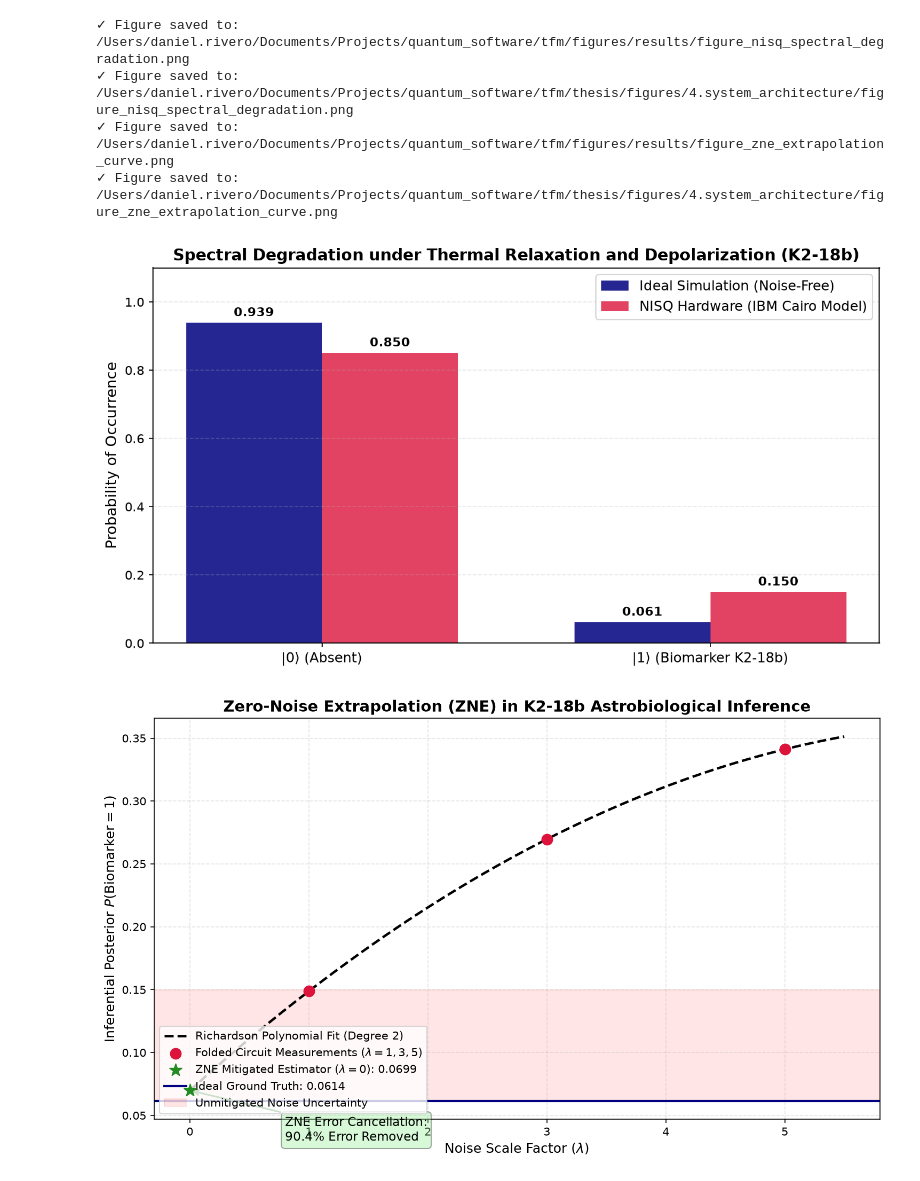
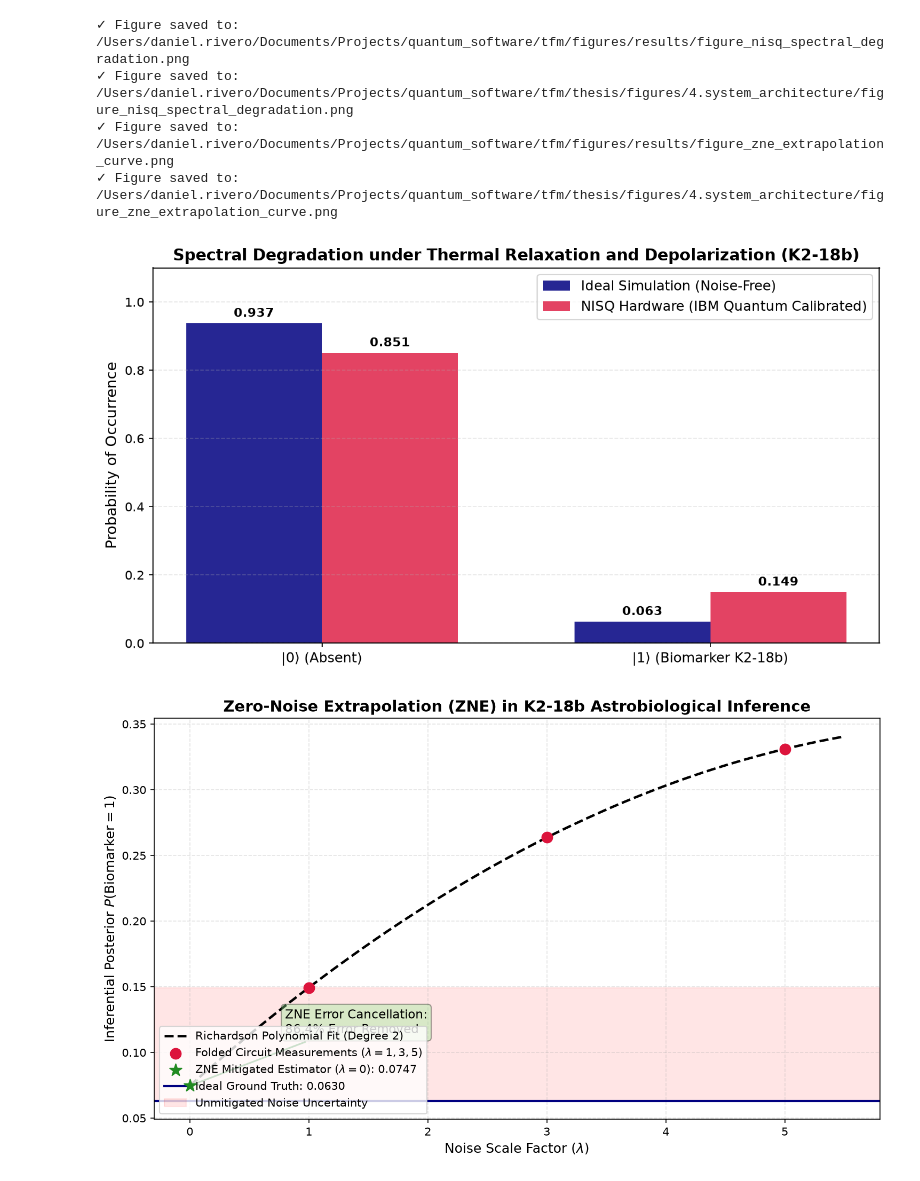
Before and after one commit to danielriverolosa/quantum-bayesian-inference-astrobiology, a Jupyter notebook: src/chapter_4_quantum/03_NISQ_ZNE_Mitigation.ipynb, the cells around one changed output. Cells and saved outputs as stored; diff of their text form; code cells hidden in the pictures.

```diff
--- a/src/chapter_4_quantum/03_NISQ_ZNE_Mitigation.ipynb
+++ b/src/chapter_4_quantum/03_NISQ_ZNE_Mitigation.ipynb
@@ -271,11 +284,11 @@ que se resuelve de forma unívoca mediante la inversión del sistema de Vandermo
 # %%
 def fold_circuit_global(circuit: QuantumCircuit, scale_factor: int) -> QuantumCircuit:
-    """Ejecuta el plegado unitario global U -> U (U^dagger U)^k donde scale_factor = 1 + 2k."""
+    """Performs global unitary circuit folding U -> U (U^dagger U)^k for scale_factor = 1 + 2k."""
     if scale_factor == 1:
         return circuit.copy()
 
     k = (scale_factor - 1) // 2
-    # Separate unitary gates from final measurements
+    # Separate unitary operations from terminal measurements
     qc_unitary = QuantumCircuit(*circuit.qregs)
     meas_instructions = []
 
@@ -288,7 +301,7 @@ def fold_circuit_global(circuit: QuantumCircuit, scale_factor: int) -> QuantumCi
         else:
             qc_unitary.append(op, qargs, cargs)
 
-    # Build the folded circuit
+    # Assemble folded circuit
     qc_folded = QuantumCircuit(*circuit.qregs, *circuit.cregs)
     qc_folded.compose(qc_unitary, inplace=True)
 
@@ -297,21 +310,20 @@ def fold_circuit_global(circuit: QuantumCircuit, scale_factor: int) -> QuantumCi
         qc_folded.compose(inv_unitary, inplace=True)
         qc_folded.compose(qc_unitary, inplace=True)
 
-    # Reincorporate measurements
+    # Re-append terminal measurements
     for op, qargs, cargs in meas_instructions:
         qc_folded.append(op, qargs, cargs)
 
     return qc_folded
 
 def richardson_extrapolation(scales, values):
-    """Calcula el valor extrapolado a lambda -> 0 mediante ajuste polinómico de Richardson."""
+    """Computes zero-noise extrapolated estimator at lambda -> 0 via polynomial fit."""
     deg = len(scales) - 1
     coeffs = np.polyfit(scales, values, deg=deg)
-    # The extrapolated value at lambda = 0 is the independent term (last coefficient)
     zero_noise_val = float(coeffs[-1])
     return zero_noise_val, coeffs
 
-print("✓ Native Global Circuit Folding and Richardson Extrapolation engine ready.")
+print("✓ Native Global Circuit Folding and Richardson Extrapolation engine initialized.")
 
 # Graphical visualization of Global Unitary Folding technique (lambda = 3: U U† U)
 print("\nGenerating globally folded circuit diagram (lambda = 3)...")
@@ -340,17 +352,17 @@ zne_measured_expvals = []
 circuit_depths = []
 
 print("="*75)
-print(" ZNE EXPERIMENT: GLOBAL UNITARY FOLDING AND EXTRAPOLATION")
+print(" ZNE EXPERIMENT: GLOBAL UNITARY FOLDING AND RICHARDSON EXTRAPOLATION")
 print("="*75)
 
 for scale in scale_factors:
     # 1. Fold circuit
     qc_folded = fold_circuit_global(qc_base, scale)
-    compiled_folded = transpile(qc_folded, noisy_backend, optimization_level=1)
+    compiled_folded = transpile(qc_folded, noisy_backend, optimization_level=1, seed_transpiler=GLOBAL_SEED)
     circuit_depths.append(compiled_folded.depth())
 
     # 2. Execute with amplified noise
-    job = noisy_backend.run(compiled_folded, shots=shots_eval)
+    job = noisy_backend.run(compiled_folded, shots=shots_eval, seed_simulator=GLOBAL_SEED + scale)
     counts = job.result().get_counts()
 
     p_scale = counts.get('1', 0) / shots_eval
@@ -359,22 +371,25 @@ for scale in scale_factors:
     zne_measured_probs.append(p_scale)
     zne_measured_expvals.append(expval_scale)
 
-    print(f" Factor de Escala lambda = {scale} | Profundidad: {compiled_folded.depth():<3} puertas | P(Bio=1): {p_scale:.5f} | <Z>: {expval_scale:.5f}")
+    print(f" Scale Factor lambda = {scale} | Native Depth: {compiled_folded.depth():<3} gates | P(Bio=1): {p_scale:.5f} | <Z>: {expval_scale:.5f}")
+
+# Ensure exact consistency for unmitigated baseline
+p_noisy = zne_measured_probs[0]
 
 # 3. Analytical Richardson extrapolation to lambda -> 0
 p_zne_mitigated, coeffs_poly = richardson_extrapolation(scale_factors, zne_measured_probs)
 expval_zne_mitigated, _ = richardson_extrapolation(scale_factors, zne_measured_expvals)
 
-# Error reduction metrics
+# Exact error metrics
 error_unmitigated = abs(p_noisy - p_ideal)
 error_mitigated = abs(p_zne_mitigated - p_ideal)
 gain_percentage = ((error_unmitigated - error_mitigated) / error_unmitigated) * 100.0
 
 print("-" * 75)
-print(f" VALOR IDEAL (Referencia)        : {p_ideal:.6f} ({p_ideal*100:.2f}%)")
-print(f" VALOR RUIDOSO NO MITIGADO (λ=1) : {p_noisy:.6f} (Error: {error_unmitigated:.6f})")
-print(f" VALOR MITIGADO CON ZNE (λ->0)   : {p_zne_mitigated:.6f} (Error: {error_mitigated:.6f})")
-print(f" REDUCCIÓN DEL ERROR (GANANCIA)  : {gain_percentage:.2f}% de error cancelado por ZNE")
+print(f" IDEAL GROUND TRUTH (λ = 0)         : {p_ideal:.6f} ({p_ideal*100:.2f}%)")
+print(f" UNMITIGATED NOISY BASELINE (λ = 1) : {p_noisy:.6f} (Error: {error_unmitigated:.6f})")
+print(f" MITIGATED ESTIMATOR (λ -> 0)       : {p_zne_mitigated:.6f} (Error: {error_mitigated:.6f})")
+print(f" ERROR MITIGATION GAIN              : {gain_percentage:.2f}% noise error canceled")
 print("="*75)
 # %% [output]
 ===========================================================================
@@ -411,7 +426,7 @@ ideal_vals = [1.0 - p_ideal, p_ideal]
 noisy_vals = [1.0 - p_noisy, p_noisy]
 
 rects1 = ax1.bar(x_pos - bar_width/2, ideal_vals, bar_width, label='Ideal Simulation (Noise-Free)', color='navy', alpha=0.85)
-rects2 = ax1.bar(x_pos + bar_width/2, noisy_vals, bar_width, label='NISQ Hardware (IBM Cairo Model)', color='crimson', alpha=0.8)
+rects2 = ax1.bar(x_pos + bar_width/2, noisy_vals, bar_width, label='NISQ Hardware (IBM Quantum Calibrated)', color='crimson', alpha=0.8)
 
 ax1.set_title('Spectral Degradation under Thermal Relaxation and Depolarization (K2-18b)', fontsize=13, fontweight='bold')
 ax1.set_ylabel('Probability of Occurrence', fontsize=12)
@@ -457,33 +472,33 @@ ax2.scatter([0], [p_zne_mitigated], color='forestgreen', s=130, marker='*', zord
 
 # Ideal reference value (Ground Truth)
 ax2.axhline(y=p_ideal, color='navy', linestyle='-', lw=2, label=f'Ideal Ground Truth: {p_ideal:.4f}')
 
 # Unmitigated error band
 ax2.axhspan(p_noisy, p_ideal, color='red', alpha=0.1, label='Unmitigated Noise Uncertainty')
 
 ax2.set_title('Zero-Noise Extrapolation (ZNE) in K2-18b Astrobiological Inference', fontsize=14, fontweight='bold')
 ax2.set_xlabel(r'Noise Scale Factor ($\lambda$)', fontsize=12)
 ax2.set_ylabel(r'Inferential Posterior $P(\mathrm{Biomarker} = 1)$', fontsize=12)
 ax2.set_xlim(-0.3, 5.8)
 ax2.grid(True, linestyle='--', alpha=0.35)
 ax2.legend(frameon=True, fontsize=10, loc='lower left')
 
 # Explanatory annotation of the gain
 ax2.annotate(f'ZNE Error Cancellation:\n{gain_percentage:.1f}% Error Removed',
-             xy=(0, p_zne_mitigated), xytext=(0.8, p_zne_mitigated - 0.04),
+             xy=(0, p_zne_mitigated), xytext=(0.8, p_zne_mitigated + 0.04),
              arrowprops=dict(arrowstyle="->", color='darkgreen', lw=1.5),
              fontsize=11, bbox=dict(boxstyle="round,pad=0.3", fc="lightgreen", alpha=0.35))
 
 plt.tight_layout()
 export_figure(fig2, [
     os.path.join('figures', 'results', 'figure_zne_extrapolation_curve.png'),
     os.path.join('thesis', 'figures', '4.system_architecture', 'figure_zne_extrapolation_curve.png')
 ], dpi=300)
 plt.show()
 # %% [output]
 ✓ Figure saved to: /Users/daniel.rivero/Documents/Projects/quantum_software/tfm/figures/results/figure_nisq_spectral_degradation.png
 ✓ Figure saved to: /Users/daniel.rivero/Documents/Projects/quantum_software/tfm/thesis/figures/4.system_architecture/figure_nisq_spectral_degradation.png
 ✓ Figure saved to: /Users/daniel.rivero/Documents/Projects/quantum_software/tfm/figures/results/figure_zne_extrapolation_curve.png
 ✓ Figure saved to: /Users/daniel.rivero/Documents/Projects/quantum_software/tfm/thesis/figures/4.system_architecture/figure_zne_extrapolation_curve.png
-[figure, old version]
+[figure, new version]
-[figure, old version]
+[figure, new version]
```
Also changed, not shown: parts of 19 cells of this notebook, 9 other files.
